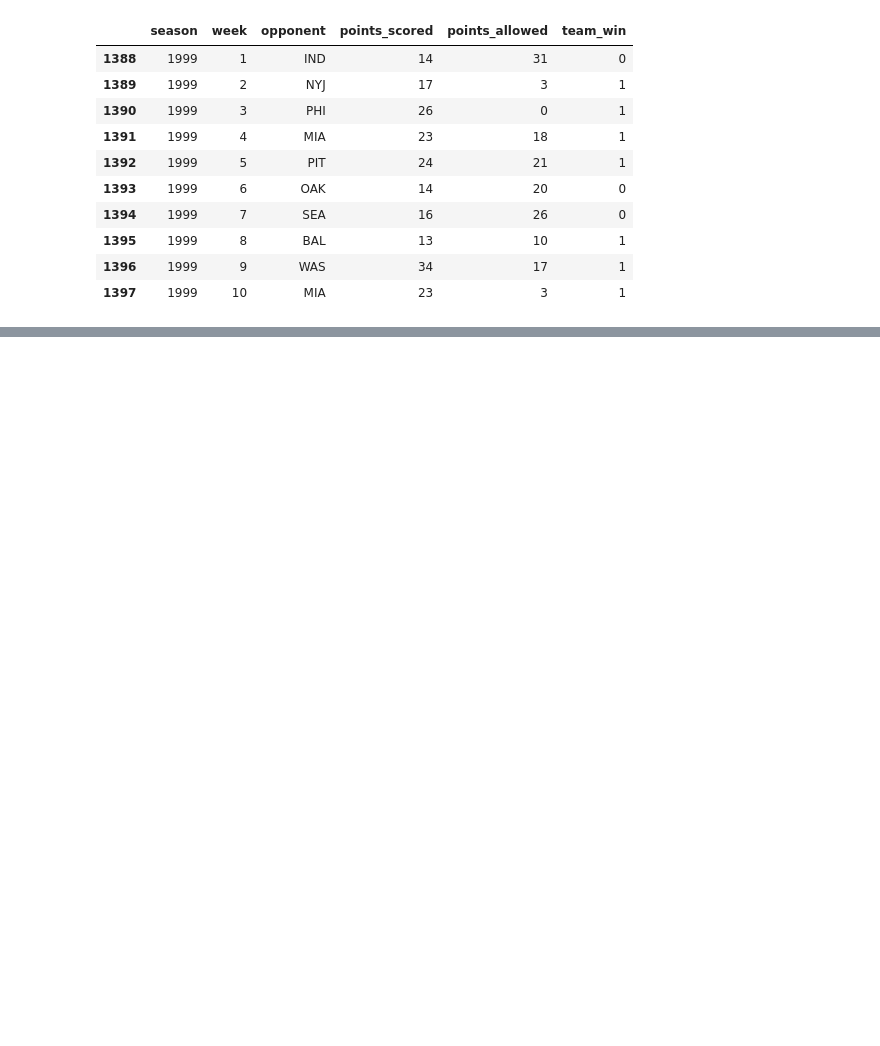
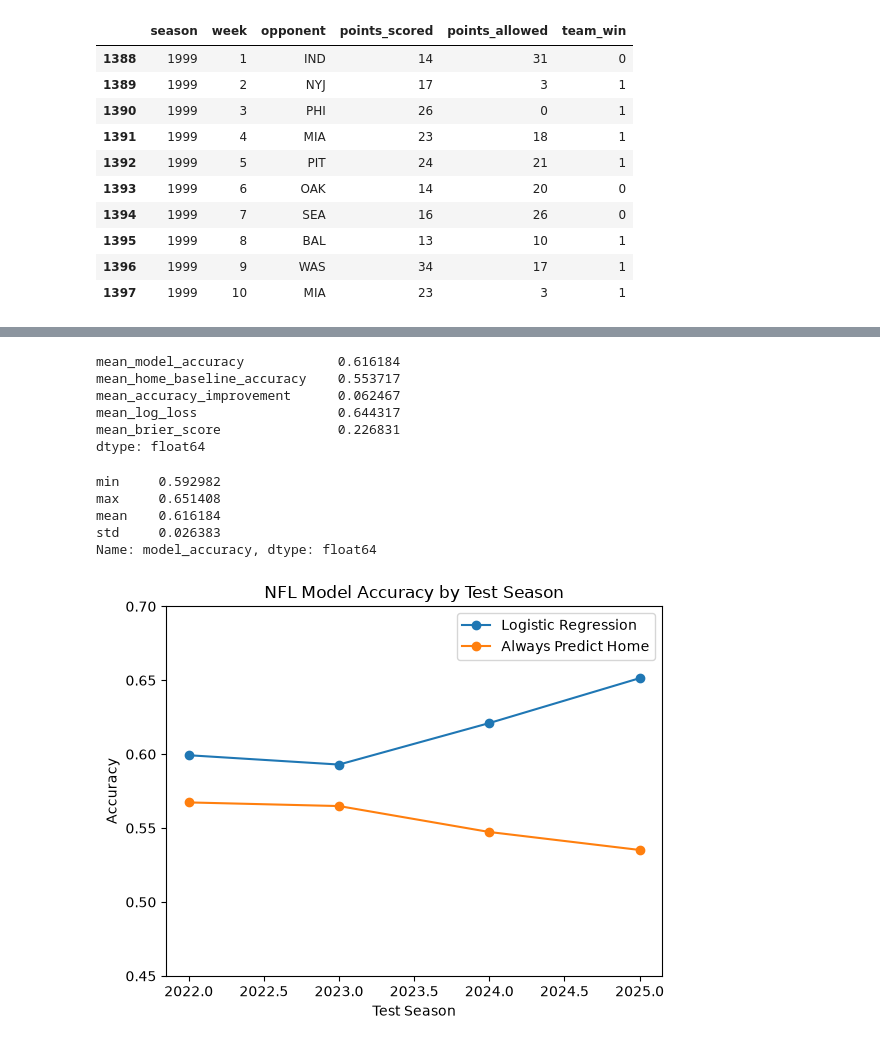
Before and after one commit to GarnetFisherman/nfl-game-prediction, a Jupyter notebook: notebooks/01_explore_nfl_data.ipynb, the cells around one changed output, grey strips where cells are left out. Saved outputs shown, nothing was run; the diff lists cells and outputs as text; code cells hidden in the pictures; blank space fills up the shorter version.

```diff
--- a/notebooks/01_explore_nfl_data.ipynb
+++ b/notebooks/01_explore_nfl_data.ipynb
@@ -657,0 +889,4 @@ team_games[
+# %%
+model_ready = model_data.dropna(
+    subset=feature_columns
+).copy()
@@ -657,0 +1098,2 @@ team_games[
+# %%
+test_seasons = [2022, 2023, 2024, 2025]
@@ -657,0 +1159,4 @@ team_games[
+# %%
+walk_forward_df = pd.DataFrame(walk_forward_results)
+
+walk_forward_df
@@ -657,0 +1169,7 @@ team_games[
+# %%
+walk_forward_df["accuracy_improvement"] = (
+    walk_forward_df["model_accuracy"]
+    - walk_forward_df["home_baseline_accuracy"]
+)
+
+walk_forward_df
@@ -657,0 +1182,53 @@ team_games[
+# %%
+summary_metrics = pd.Series({
+    "mean_model_accuracy": walk_forward_df["model_accuracy"].mean(),
+    "mean_home_baseline_accuracy": walk_forward_df[
+        "home_baseline_accuracy"
+    ].mean(),
+    "mean_accuracy_improvement": walk_forward_df[
+        "accuracy_improvement"
+    ].mean(),
+    "mean_log_loss": walk_forward_df["log_loss"].mean(),
+    "mean_brier_score": walk_forward_df["brier_score"].mean()
+})
+
+summary_metrics
+# %% [output]
+mean_model_accuracy            0.616184
+mean_home_baseline_accuracy    0.553717
+mean_accuracy_improvement      0.062467
+mean_log_loss                  0.644317
+mean_brier_score               0.226831
+dtype: float64
+# %%
+walk_forward_df["model_accuracy"].agg(
+    ["min", "max", "mean", "std"]
+)
+# %% [output]
+min     0.592982
+max     0.651408
+mean    0.616184
+std     0.026383
+Name: model_accuracy, dtype: float64
+# %%
+walk_forward_df.plot(
+    x="test_season",
+    y=[
+        "model_accuracy",
+        "home_baseline_accuracy"
+    ],
+    marker="o"
+)
+
+plt.title("NFL Model Accuracy by Test Season")
+plt.xlabel("Test Season")
+plt.ylabel("Accuracy")
+plt.ylim(0.45, 0.70)
+plt.legend([
+    "Logistic Regression",
+    "Always Predict Home"
+])
+
+plt.show()
+# %% [output]
+[figure, added]
```
Also changed, not shown: parts of 54 cells of this notebook.
